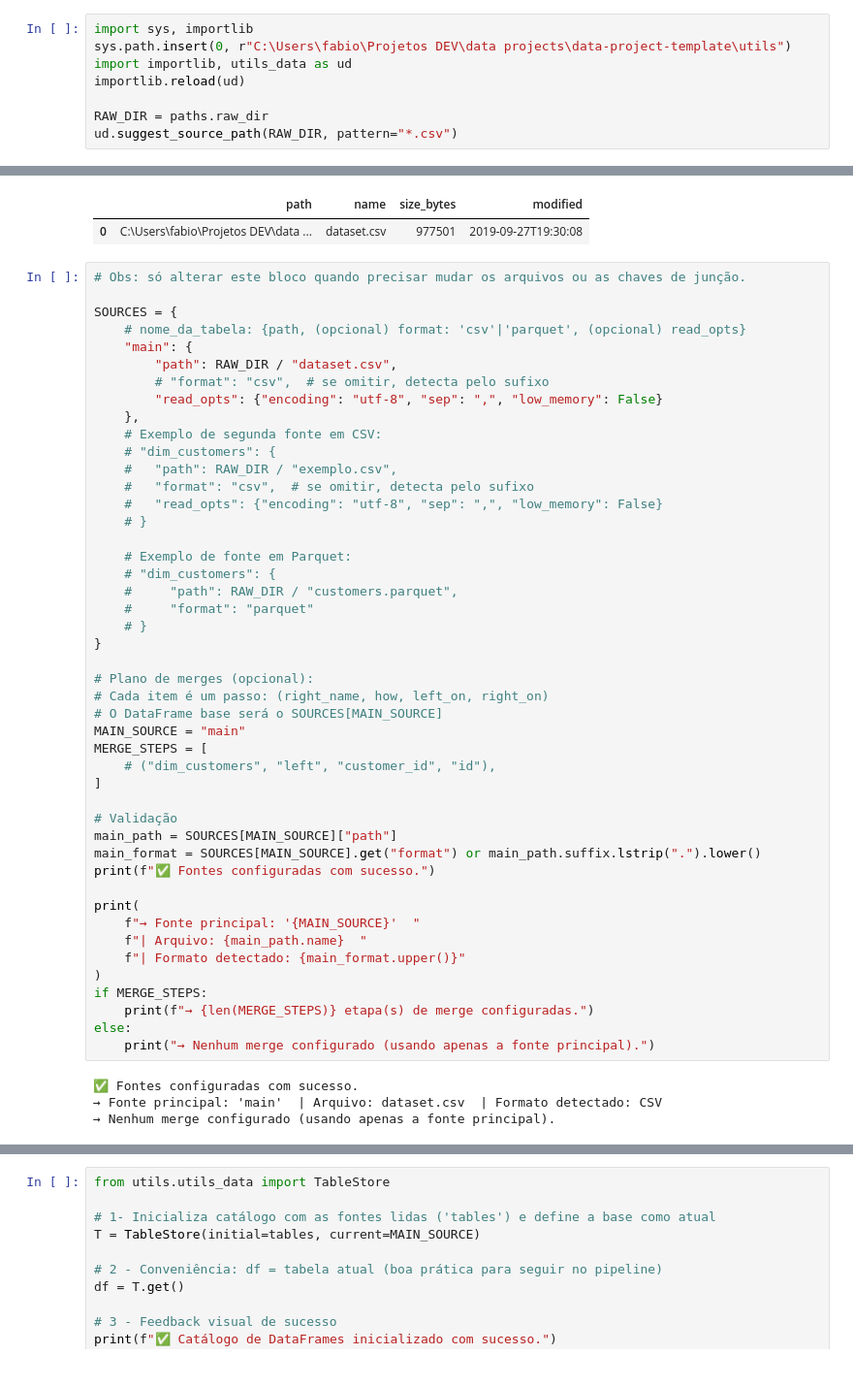
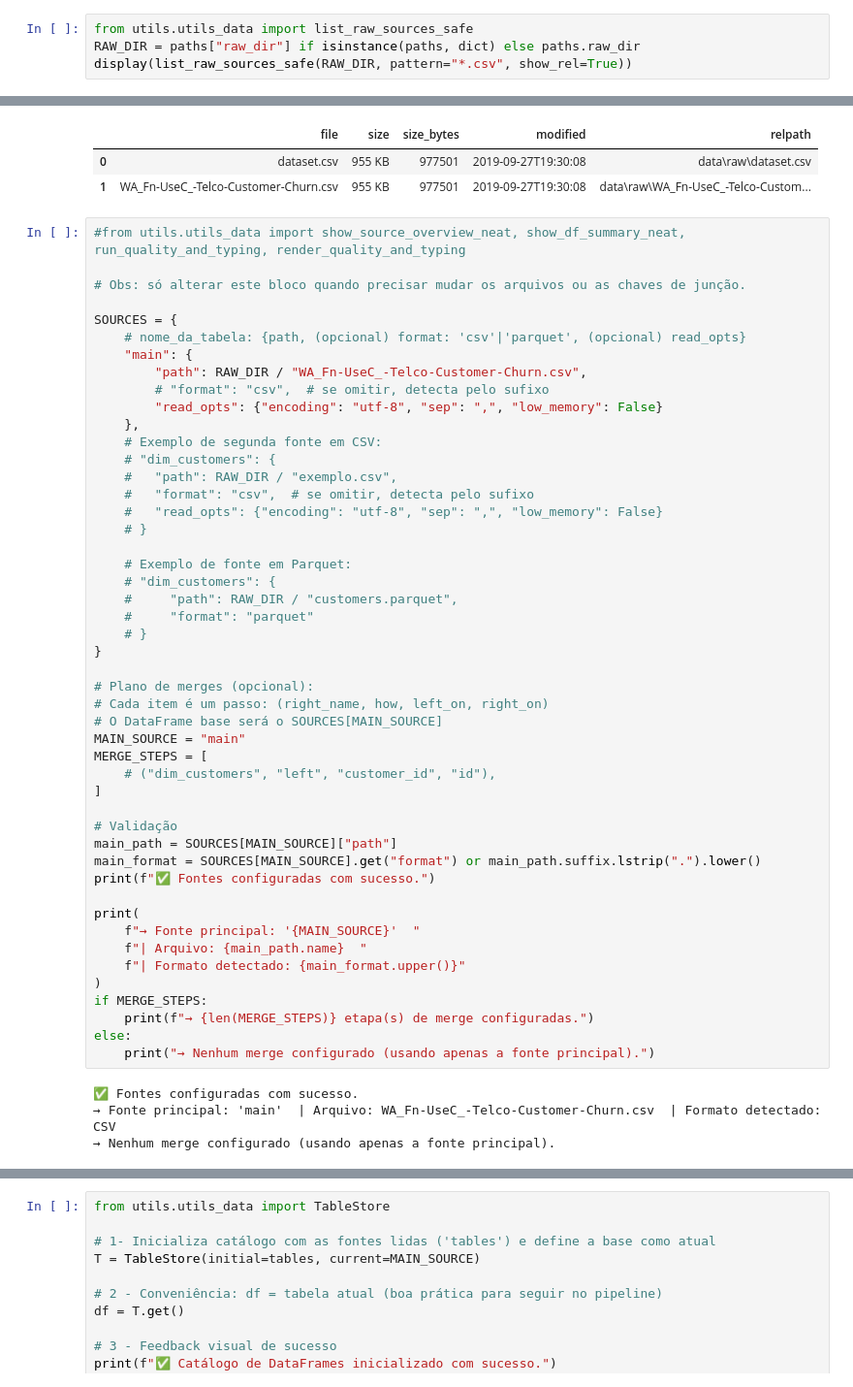
Before and after one commit to FabioAguiar/telco-customer-churn-analysis, a Jupyter notebook: notebooks/01_data_preparation_template.ipynb, the cells around one changed output, grey strips where cells are left out. Shown at 97% size. Saved outputs shown, nothing was run; the diff lists cells and outputs as text.

Commit message:
Refatoração visual e Qualidade & Tipagem — N1 Telco Customer Churn

```diff
--- a/notebooks/01_data_preparation_template.ipynb
+++ b/notebooks/01_data_preparation_template.ipynb
@@ -279,9 +264,5 @@ Após definir as fontes, o bloco final realiza uma checagem simples:
 # %%
-import sys, importlib
-sys.path.insert(0, r"C:\Users\fabio\Projetos DEV\data projects\data-project-template\utils")
-import importlib, utils_data as ud
-importlib.reload(ud)
-
-RAW_DIR = paths.raw_dir
-ud.suggest_source_path(RAW_DIR, pattern="*.csv")
+from utils.utils_data import list_raw_sources_safe
+RAW_DIR = paths["raw_dir"] if isinstance(paths, dict) else paths.raw_dir
+display(list_raw_sources_safe(RAW_DIR, pattern="*.csv", show_rel=True))
 # %% [output]
@@ -290,12 +269,15 @@ ud.suggest_source_path(RAW_DIR, pattern="*.csv")
-|  | path | name | size_bytes | modified |
-| 0 | C:\Users\fabio\Projetos DEV\data ... | dataset.csv | 977501 | 2019-09-27T19:30:08 |
+|  | file | size | size_bytes | modified | relpath |
+| 0 | dataset.csv | 955 KB | 977501 | 2019-09-27T19:30:08 | data\raw\dataset.csv |
+| 1 | WA_Fn-UseC_-Telco-Customer-Churn.csv | 955 KB | 977501 | 2019-09-27T19:30:08 | data\raw\WA_Fn-UseC_-Telco-Custom... |
 # %%
+#from utils.utils_data import show_source_overview_neat, show_df_summary_neat, run_quality_and_typing, render_quality_and_typing
+
 # Obs: só alterar este bloco quando precisar mudar os arquivos ou as chaves de junção.
 
 SOURCES = {
     # nome_da_tabela: {path, (opcional) format: 'csv'|'parquet', (opcional) read_opts}
     "main": {
-        "path": RAW_DIR / "dataset.csv",
+        "path": RAW_DIR / "WA_Fn-UseC_-Telco-Customer-Churn.csv",
         # "format": "csv",  # se omitir, detecta pelo sufixo
         "read_opts": {"encoding": "utf-8", "sep": ",", "low_memory": False}
     },
@@ -337,6 +319,6 @@ else:
     print("→ Nenhum merge configurado (usando apenas a fonte principal).")
 # %% [output]
 ✅ Fontes configuradas com sucesso.
-→ Fonte principal: 'main'  | Arquivo: dataset.csv  | Formato detectado: CSV
+→ Fonte principal: 'main'  | Arquivo: WA_Fn-UseC_-Telco-Customer-Churn.csv  | Formato detectado: CSV
 → Nenhum merge configurado (usando apenas a fonte principal).
 # %% [markdown]
```
Also changed, not shown: parts of 9 cells of this notebook, 2 other files.
